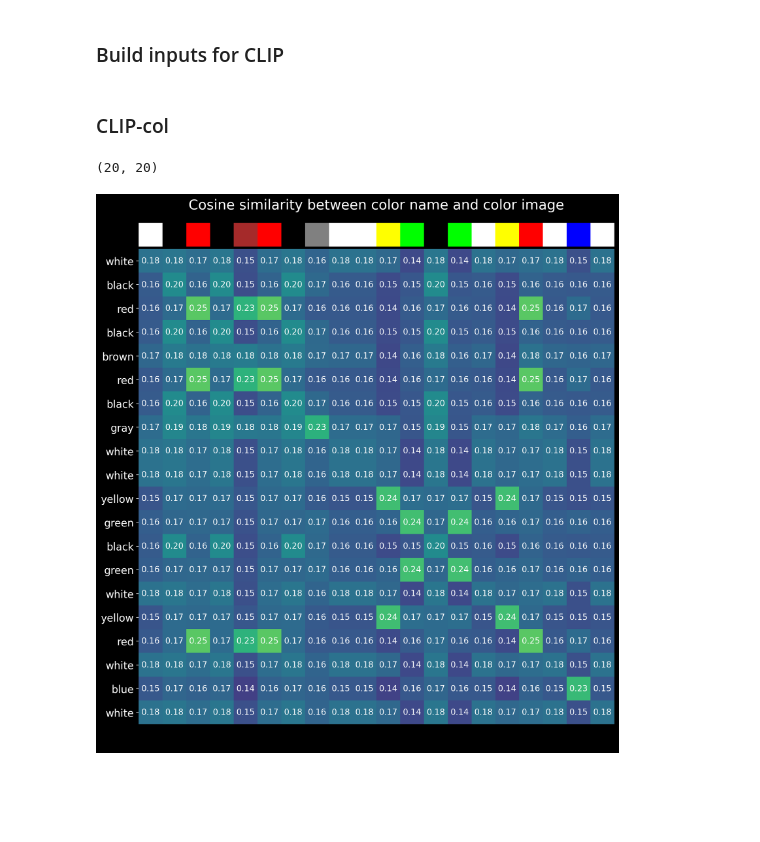
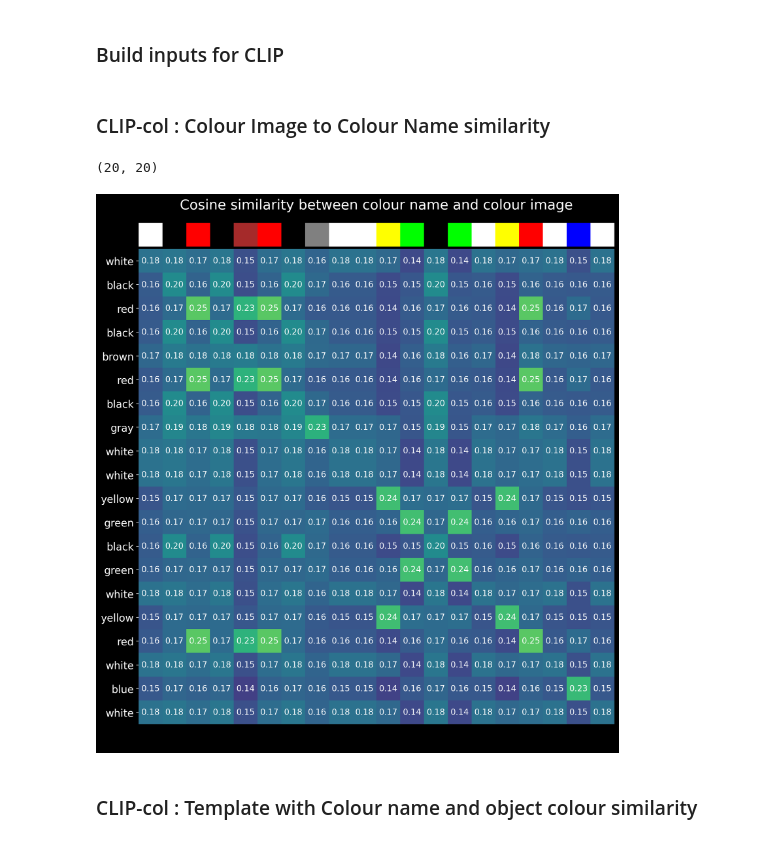
Before and after one commit to ShawonAshraf/multi-modal-semantics, a Jupyter notebook: assignment_2/03ex_colours_vlmodels_clip_wzeroshot.ipynb, the cells around one changed output. Saved outputs shown, nothing was run; the diff lists cells and outputs as text; code cells hidden in the pictures; blank space fills up the shorter version.

```diff
--- a/assignment_2/03ex_colours_vlmodels_clip_wzeroshot.ipynb
+++ b/assignment_2/03ex_colours_vlmodels_clip_wzeroshot.ipynb
@@ -366,7 +356,7 @@ def build_inputs(colour_texts, images):
 
 image_input, text_tokens = build_inputs(reference_colours, preprocessed_ref_images)
 # %% [markdown]
-### CLIP-col
+### CLIP-col : Colour Image to Colour Name similarity
 # %%
 def get_features(image_input, text_tokens, model=model, norm=True):
     with torch.no_grad():
@@ -386,29 +376,32 @@ similarity.shape
 # %% [output]
 (20, 20)
 # %%
-def plot_conf_matrix(text_list, image_list):
+def plot_conf_matrix(text_list, image_list, title):
     count = len(text_list)
     plt.figure(figsize=(20, 14))
     plt.imshow(similarity, vmin=0.1, vmax=0.3)
     plt.yticks(range(count), text_list, fontsize=15)
     plt.xticks([])
 
     for i, image in enumerate(image_list):
         plt.imshow(image, extent=(i - 0.5, i + 0.5, -1.6, -0.6), origin="lower")
 
     for x in range(similarity.shape[1]):
         for y in range(similarity.shape[0]):
             plt.text(x, y, f"{similarity[y, x]:.2f}", ha="center", va="center", size=12)
 
     for side in ["left", "top", "right", "bottom"]:
         plt.gca().spines[side].set_visible(False)
 
     plt.xlim([-0.5, count - 0.5])
     plt.ylim([count + 0.5, -2])
 
-    plt.title("Cosine similarity between color name and color image", size=20)
+    plt.title(title, size=20)
 
 
-plot_conf_matrix(reference_colours, reference_colour_images)
+plot_conf_matrix(reference_colours, reference_colour_images,
+                 "Cosine similarity between colour name and colour image")
 # %% [output]
-[figure, old version]
+[figure, new version]
+# %% [markdown]
+### CLIP-col : Template with Colour name and object colour similarity
```
Also changed, not shown: parts of 2 cells of this notebook.
